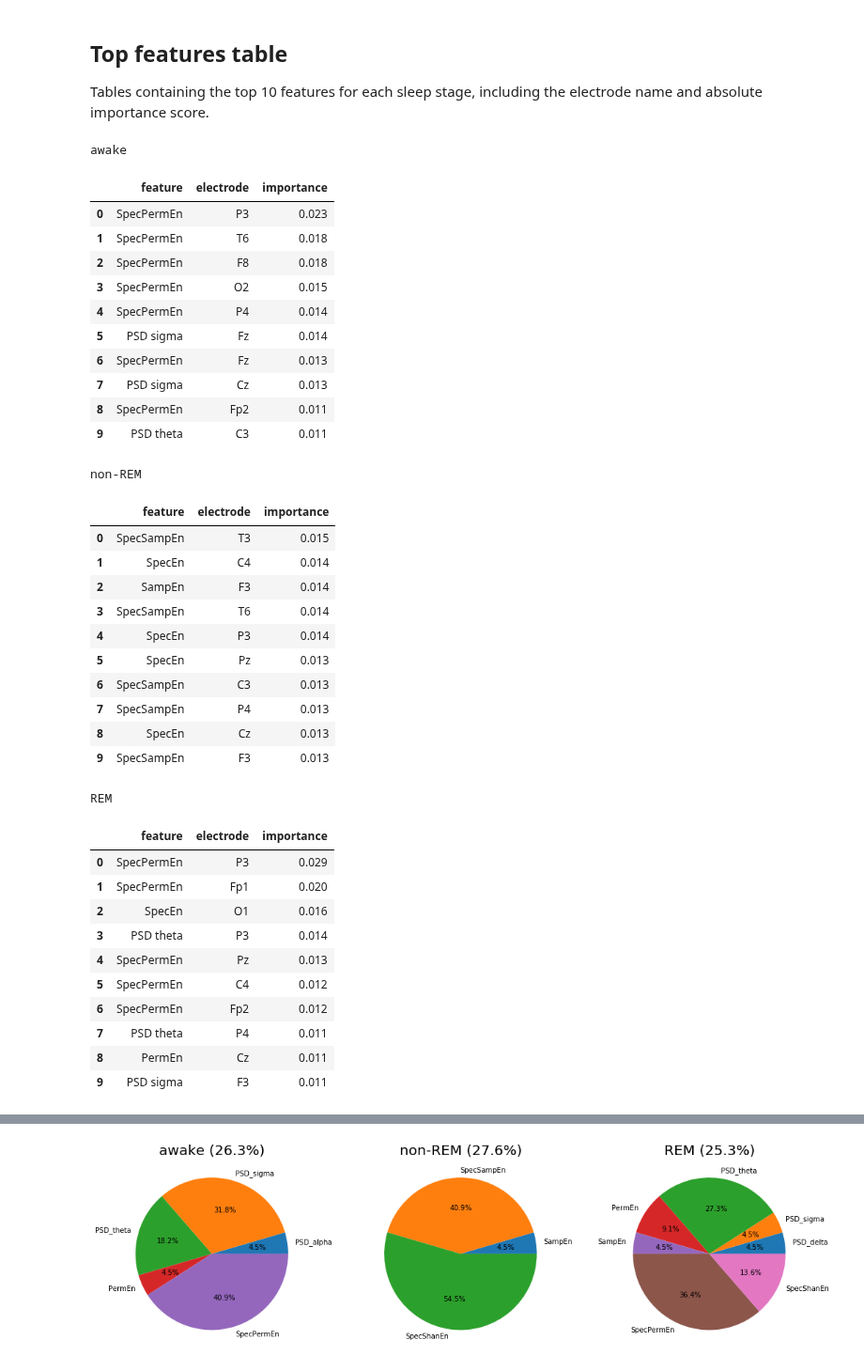
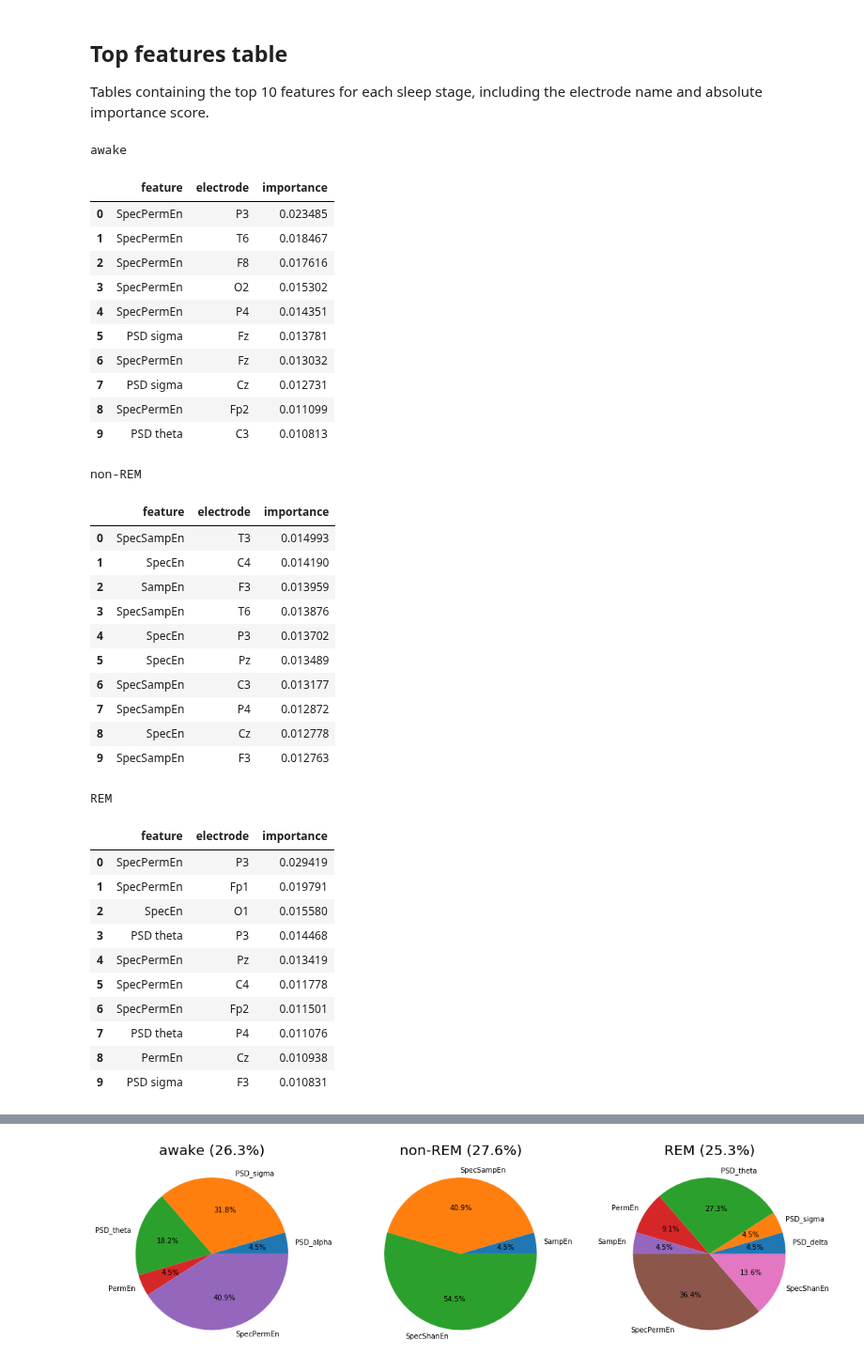
Before and after one commit to PhilippThoelke/caffeine-sleep, a Jupyter notebook: multiFeatureML/MultiFeatureRFFigures.ipynb, the cells around one changed output, grey strips where cells are left out. Shown at 94% size. Drawn from its saved outputs; the diff is of its cells as text; code cells hidden in the pictures.

```diff
--- a/multiFeatureML/MultiFeatureRFFigures.ipynb
+++ b/multiFeatureML/MultiFeatureRFFigures.ipynb
@@ -11,13 +11,11 @@ from IPython.display import display
 CAF_DOSE = 200
 SIGNIFICANT_P = 0.05
 
-do_logistic_regression = False
-
 PROJECT_PATH = '../data' # path to where the EEG sensor position file is stored
 RESULTS_PATH = '../results'
 FIGURE_PATH = '../figures'
-MODEL_DIR = "logisticRegression200" if do_logistic_regression else f"new_score_rf{CAF_DOSE}"
-TWO_SIDED_IMPORTANCES = do_logistic_regression
+MODEL_DIR = f"new_score_rf{CAF_DOSE}" # f"new_score_rf{CAF_DOSE}" or f"logisticRegression{CAF_DOSE}"
+TWO_SIDED_IMPORTANCES = False # set to true for logistic regression, false for random forest
 
 STAGES = ['AWSL', 'NREM', 'REM']
 BANDS = ['delta', 'theta', 'alpha', 'sigma', 'beta', 'low gamma']
@@ -174,59 +172,57 @@ plt.show()
 ## Top features table
 Tables containing the top 10 features for each sleep stage, including the electrode name and absolute importance score.
 # %%
-def format_fields(args):
-    rank, feat, ch, importance = args
-    return f"{feat}\t{ch}\t{importance:.3f}"
-
-pd.options.display.float_format = '{:,.3f}'.format
+#pd.options.display.float_format = '{:,.3f}'.format
 
 for stage in STAGES:
+    # find the top features with corresponding channel name
     idxs = np.argsort(importance_means[stage])[::-1][:10]
     feat = [FEATURES[int(i / len(importance_means[stage]) * len(FEATURES))] for i in idxs]
     chs = [CHANNELS[i % 20] for i in idxs]
 
+    # turn data into a pandas DataFrame for nice printing
     print(stage.replace('AWSL', 'awake').replace('NREM', 'non-REM'))
     display(pd.DataFrame(columns=["feature", "electrode", "importance"],
                          data=zip([f.replace('_', ' ').replace('Shan', '') for f in feat],
                                   chs,
                                   importance_means[stage][idxs])))
     print()
 # %% [output]
 awake
 |  | feature | electrode | importance |
-| 0 | SpecPermEn | P3 | 0.023 |
-| 1 | SpecPermEn | T6 | 0.018 |
-| 2 | SpecPermEn | F8 | 0.018 |
-| 3 | SpecPermEn | O2 | 0.015 |
-| 4 | SpecPermEn | P4 | 0.014 |
-| 5 | PSD sigma | Fz | 0.014 |
-| 6 | SpecPermEn | Fz | 0.013 |
-| 7 | PSD sigma | Cz | 0.013 |
-| 8 | SpecPermEn | Fp2 | 0.011 |
-| 9 | PSD theta | C3 | 0.011 |
+| 0 | SpecPermEn | P3 | 0.023485 |
+| 1 | SpecPermEn | T6 | 0.018467 |
+| 2 | SpecPermEn | F8 | 0.017616 |
+| 3 | SpecPermEn | O2 | 0.015302 |
+| 4 | SpecPermEn | P4 | 0.014351 |
+| 5 | PSD sigma | Fz | 0.013781 |
+| 6 | SpecPermEn | Fz | 0.013032 |
+| 7 | PSD sigma | Cz | 0.012731 |
+| 8 | SpecPermEn | Fp2 | 0.011099 |
+| 9 | PSD theta | C3 | 0.010813 |
 non-REM
 |  | feature | electrode | importance |
-| 0 | SpecSampEn | T3 | 0.015 |
-| 1 | SpecEn | C4 | 0.014 |
-| 2 | SampEn | F3 | 0.014 |
-| 3 | SpecSampEn | T6 | 0.014 |
-| 4 | SpecEn | P3 | 0.014 |
-| 5 | SpecEn | Pz | 0.013 |
-| 6 | SpecSampEn | C3 | 0.013 |
-| 7 | SpecSampEn | P4 | 0.013 |
-| 8 | SpecEn | Cz | 0.013 |
-| 9 | SpecSampEn | F3 | 0.013 |
+| 0 | SpecSampEn | T3 | 0.014993 |
+| 1 | SpecEn | C4 | 0.014190 |
+| 2 | SampEn | F3 | 0.013959 |
+| 3 | SpecSampEn | T6 | 0.013876 |
+| 4 | SpecEn | P3 | 0.013702 |
+| 5 | SpecEn | Pz | 0.013489 |
+| 6 | SpecSampEn | C3 | 0.013177 |
+| 7 | SpecSampEn | P4 | 0.012872 |
+| 8 | SpecEn | Cz | 0.012778 |
+| 9 | SpecSampEn | F3 | 0.012763 |
 REM
 |  | feature | electrode | importance |
-| 0 | SpecPermEn | P3 | 0.029 |
-| 1 | SpecPermEn | Fp1 | 0.020 |
-| 2 | SpecEn | O1 | 0.016 |
-| 3 | PSD theta | P3 | 0.014 |
-| 4 | SpecPermEn | Pz | 0.013 |
-| 5 | SpecPermEn | C4 | 0.012 |
-| 6 | SpecPermEn | Fp2 | 0.012 |
-| 7 | PSD theta | P4 | 0.011 |
-| 8 | PermEn | Cz | 0.011 |
-| 9 | PSD sigma | F3 | 0.011 |
+| 0 | SpecPermEn | P3 | 0.029419 |
+| 1 | SpecPermEn | Fp1 | 0.019791 |
+| 2 | SpecEn | O1 | 0.015580 |
+| 3 | PSD theta | P3 | 0.014468 |
+| 4 | SpecPermEn | Pz | 0.013419 |
+| 5 | SpecPermEn | C4 | 0.011778 |
+| 6 | SpecPermEn | Fp2 | 0.011501 |
+| 7 | PSD theta | P4 | 0.011076 |
+| 8 | PermEn | Cz | 0.010938 |
+| 9 | PSD sigma | F3 | 0.010831 |
 # %% [markdown]
 ## Importance distribution by features
```
Also changed, not shown: parts of 2 cells of this notebook.
